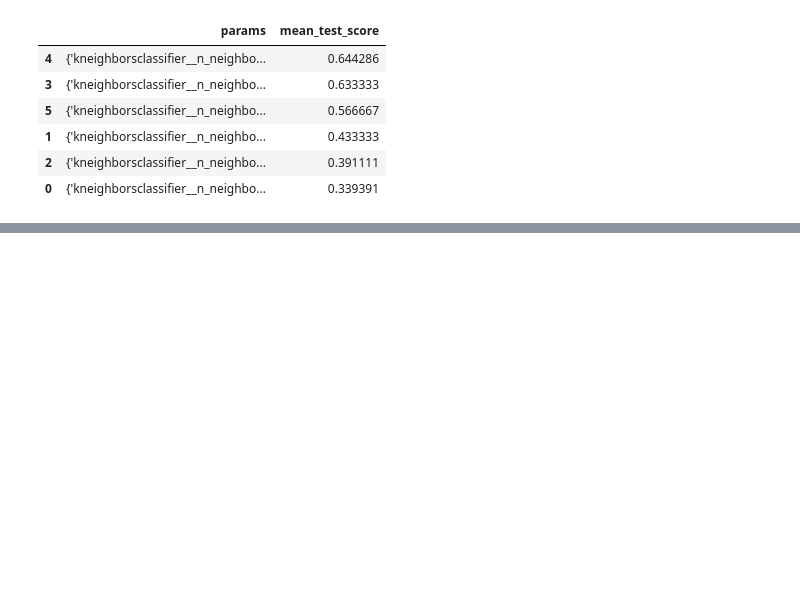
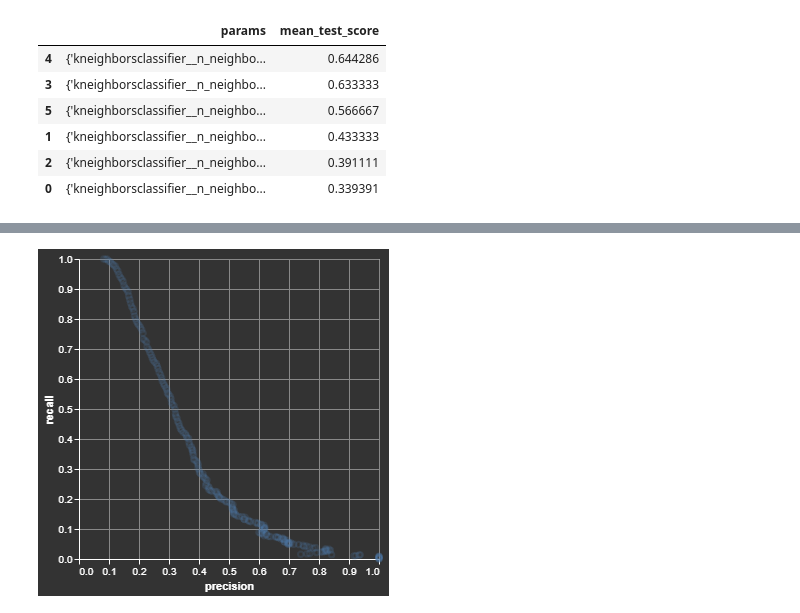
Before and after one commit to morrismanfung/yukoproject2022, a Jupyter notebook: 02-model/001-knn.ipynb, the cells around one changed output, grey strips where cells are left out. Cells and saved outputs as stored; diff of their text form; code cells hidden in the pictures; blank space fills up the shorter version.

```diff
--- a/02-model/001-knn.ipynb
+++ b/02-model/001-knn.ipynb
@@ -209,0 +390,11 @@ weighted avg       0.89      0.92      0.88     13115
+# %%
+pipe_rfc_opt = make_pipeline( column_transformer,
+                              RandomForestClassifier( n_estimators = 300,
+                                                      max_features = 'log2',
+                                                      max_depth = 90,
+                                                      criterion = 'log_loss',
+                                                      bootstrap = True))
+
+pipe_rfc_opt.fit( X_train, y_train)
+y_hat_rfc_opt = pipe_rfc_opt.predict( X_test)
+better_confusion_matrix( y_test, y_hat_rfc_opt, labels = [ True, False])
@@ -209,0 +417,6 @@ weighted avg       0.89      0.92      0.88     13115
+# %%
+precision_rfc, recall_rfc, thresholds_rfc = precision_recall_curve( y_test, pipe_rfc_opt.predict_proba( X_test)[ :, 1])
+pr_curve_rfc = pr_curve( precision_rfc, recall_rfc, thresholds_rfc)
+pr_curve_rfc
+# %% [output]
+[figure, added]
```
Also changed, not shown: parts of 71 cells of this notebook.
